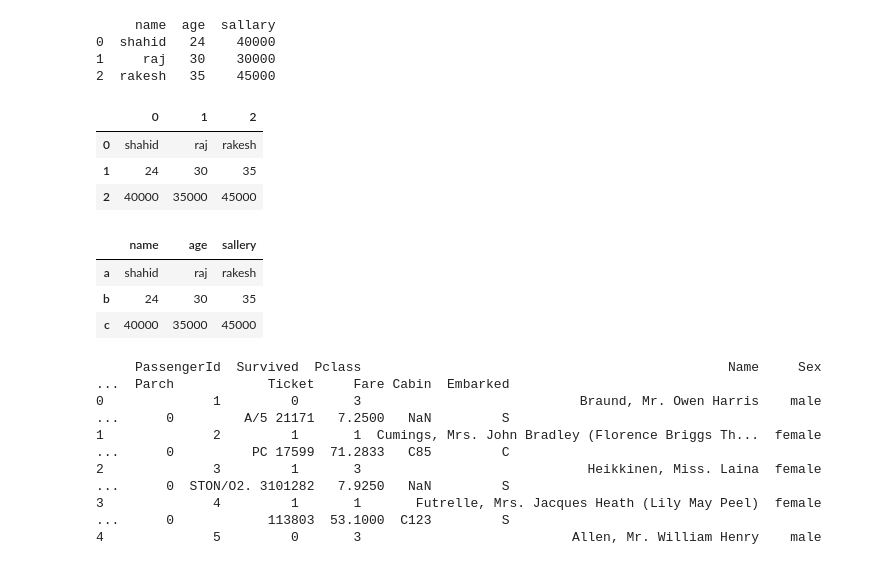
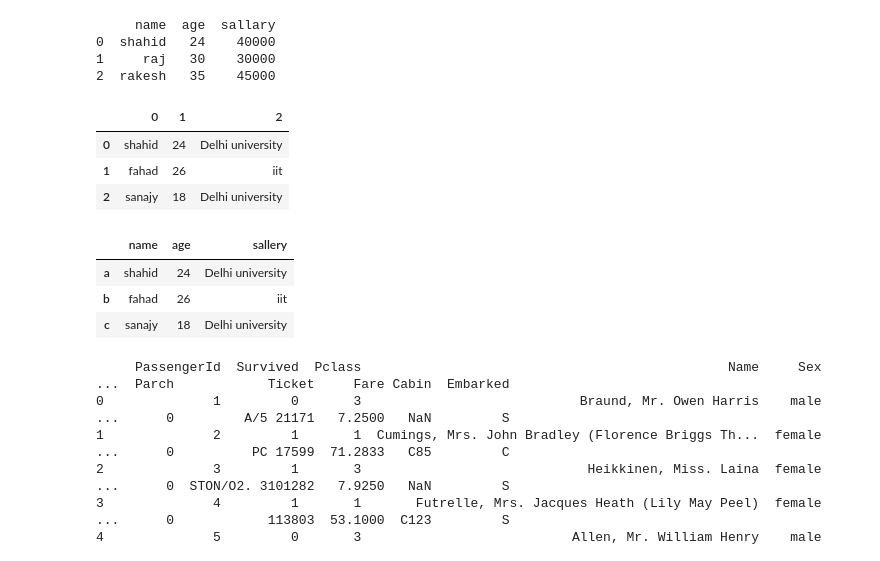
Before and after one commit to Mdshahid123/data_analyst, a Jupyter notebook: pandas/pandas.ipynb, the cells around one changed output. Cells and saved outputs as stored; diff of their text form; code cells hidden in the pictures.

```diff
--- a/pandas/pandas.ipynb
+++ b/pandas/pandas.ipynb
@@ -200,24 +200,23 @@ print(df)
 # %%
 # creating data frames using list
 import pandas as pd
-my_list=[["shahid","raj","rakesh"],[24,30,35],[40000,35000,45000]]
+my_list=[["shahid",24,"Delhi university"],["fahad",26,"iit"],["sanajy",18,"Delhi university"]]
 pd.DataFrame(my_list)
 # %% [output]
 |  | 0 | 1 | 2 |
-| 0 | shahid | raj | rakesh |
-| 1 | 24 | 30 | 35 |
-| 2 | 40000 | 35000 | 45000 |
+| 0 | shahid | 24 | Delhi university |
+| 1 | fahad | 26 | iit |
+| 2 | sanajy | 18 | Delhi university |
 # %%
 # now we can give the custom labels to rows and columns
-import pandas as pd
-my_list=[["shahid","raj","rakesh"],[24,30,35],[40000,35000,45000]]
-pd.DataFrame(my_list,columns=["name","age","sallery"])
+
+pd.DataFrame(my_list,columns=["name","age","College"])
 pd.DataFrame(my_list,columns=["name","age","sallery"],index=["a","b","c"])
 # %% [output]
 |  | name | age | sallery |
-| a | shahid | raj | rakesh |
-| b | 24 | 30 | 35 |
-| c | 40000 | 35000 | 45000 |
+| a | shahid | 24 | Delhi university |
+| b | fahad | 26 | iit |
+| c | sanajy | 18 | Delhi university |
 # %%
 # creating a data frames by reading a csv file
 import pandas as pd
```
Also changed, not shown: parts of 16 cells of this notebook, 1 other file.
